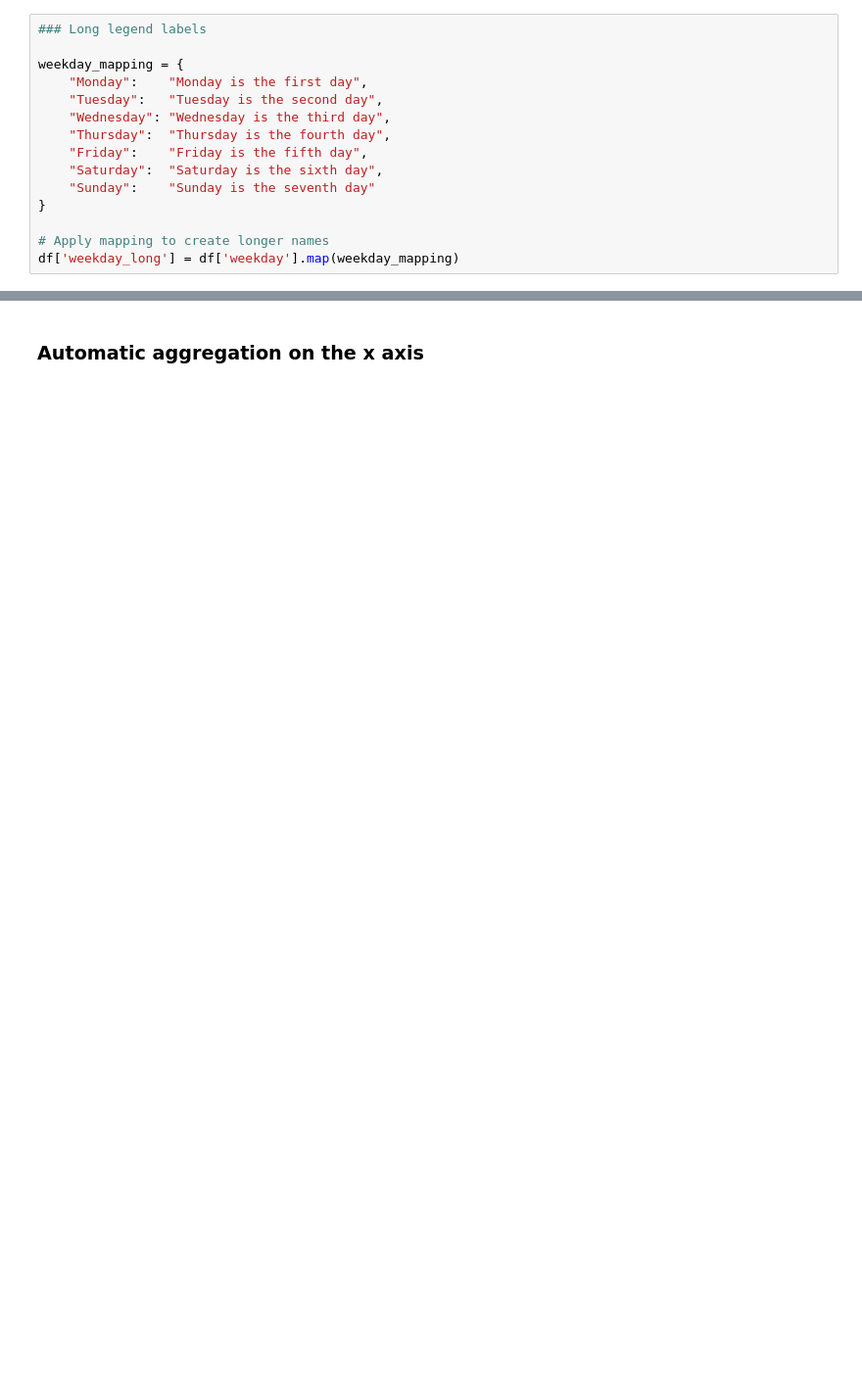
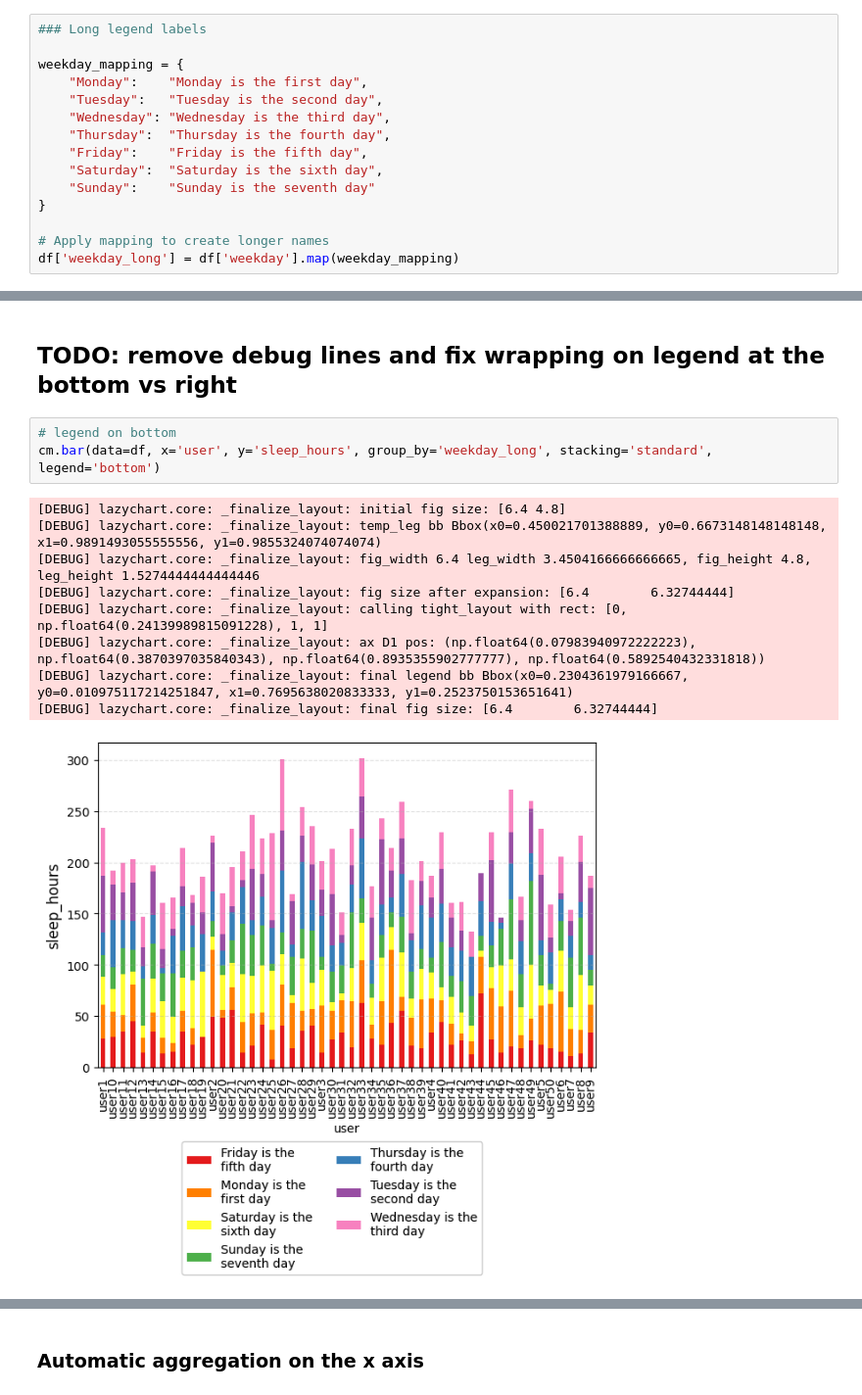
Before and after one commit to alextgould/lazychart, a Jupyter notebook: examples/demo_usage.ipynb, the cells around one changed output, grey strips where cells are left out. Shown: that part at 98% size. Drawn from its saved outputs; the diff is of its cells as text; blank space fills up the shorter version.

```diff
--- a/examples/demo_usage.ipynb
+++ b/examples/demo_usage.ipynb
@@ -88,3 +116,18 @@ cm.bar(data=df, x='user', y='sleep_hours', group_by='weekday_long', title='Legen
+# %% [markdown]
+## TODO: remove debug lines and fix wrapping on legend at the bottom vs right
+# %%
+# legend on bottom
+cm.bar(data=df, x='user', y='sleep_hours', group_by='weekday_long', stacking='standard', legend='bottom')
+# %% [output]
+[DEBUG] lazychart.core: _finalize_layout: initial fig size: [6.4 4.8]
+[DEBUG] lazychart.core: _finalize_layout: temp_leg bb Bbox(x0=0.450021701388889, y0=0.6673148148148148, x1=0.9891493055555556, y1=0.9855324074074074)
+[DEBUG] lazychart.core: _finalize_layout: fig_width 6.4 leg_width 3.4504166666666665, fig_height 4.8, leg_height 1.5274444444444446
+[DEBUG] lazychart.core: _finalize_layout: fig size after expansion: [6.4        6.32744444]
+[DEBUG] lazychart.core: _finalize_layout: calling tight_layout with rect: [0, np.float64(0.24139989815091228), 1, 1]
+[DEBUG] lazychart.core: _finalize_layout: ax D1 pos: (np.float64(0.07983940972222223), np.float64(0.3870397035840343), np.float64(0.8935355902777777), np.float64(0.5892540432331818))
+[DEBUG] lazychart.core: _finalize_layout: final legend bb Bbox(x0=0.2304361979166667, y0=0.010975117214251847, x1=0.7695638020833333, y1=0.2523750153651641)
+[DEBUG] lazychart.core: _finalize_layout: final fig size: [6.4        6.32744444]
+[figure, added]
 # %%
 # legend on the right
 cm.bar(data=df, x='user', y='sleep_hours', group_by='weekday', title='Legend on the right - with longer labels and a much longer title', stacking='standard', legend='right')
```
Also changed, not shown: parts of 10 cells of this notebook, 1 other file.
